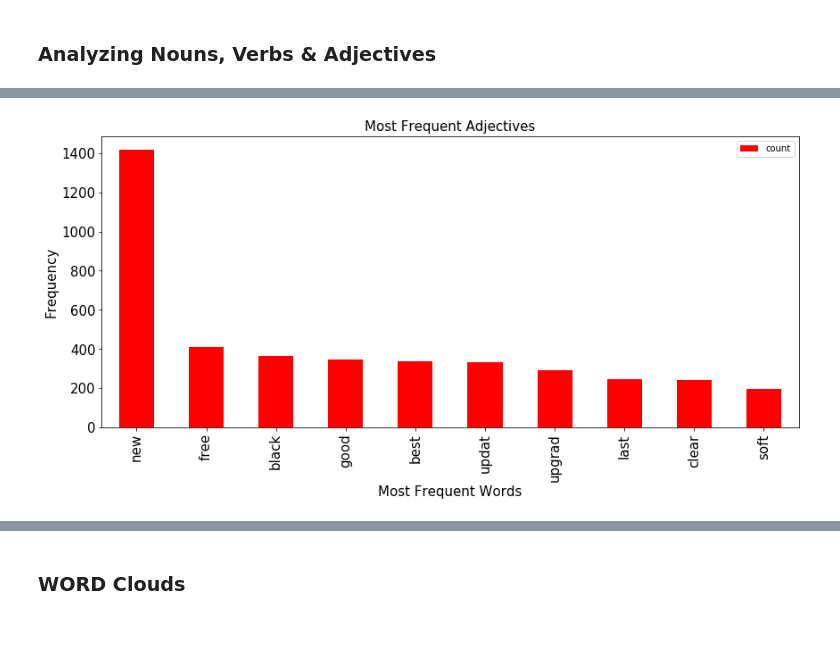
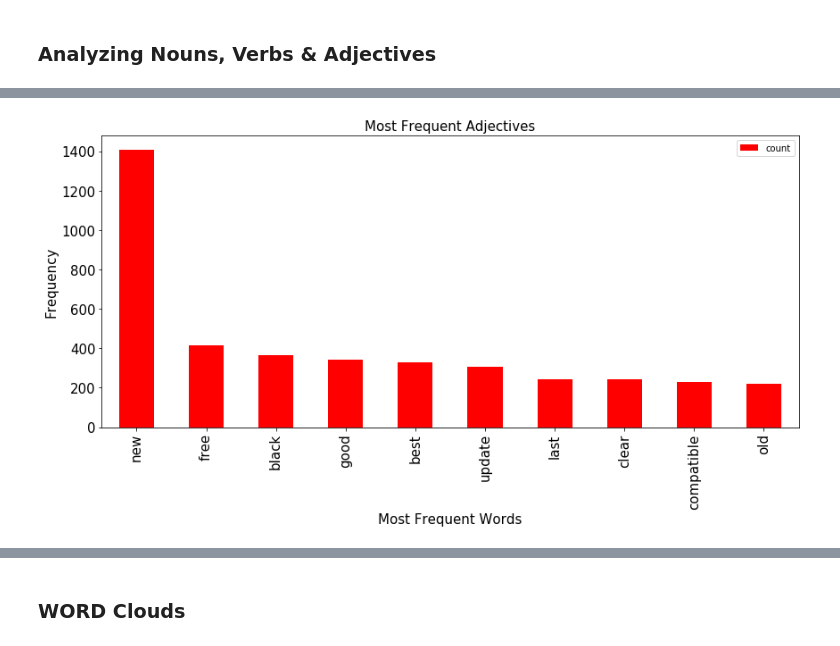
Before and after one commit to PriyabrataThatoi/WebScrapping-and-Sentiment-Analysis, a Jupyter notebook: R & Python Project.ipynb, the cells around one changed output, grey strips where cells are left out. Drawn from its saved outputs; the diff is of its cells as text; code cells hidden in the pictures.

```diff
--- a/R & Python Project.ipynb
+++ b/R & Python Project.ipynb
@@ -191,15 +206,15 @@ ax.set_xlabel('Number of Unique Words', fontsize=18);
 # %%
 # STOP WORD REMOVAL
 stop = stopwords.words('english')
-data2['cleantext'] = data2['cleantext'] .apply(lambda x: " ".join(x for x in x.split() if x not in stop))
+data2['correcttext'] = data2['correcttext'] .apply(lambda x: " ".join(x for x in x.split() if x not in stop))
 
 # STEMMING
-porter = PorterStemmer()
-data2['cleantext'] = data2['cleantext'].apply(lambda x: " ".join([porter.stem(word) for word in x.split()]))
+#porter = PorterStemmer()
+#data2['correcttext'] = data2['correcttext'].apply(lambda x: " ".join([porter.stem(word) for word in x.split()]))
 
 # LEMMATIZE
 lemmatizer = WordNetLemmatizer()
-data2['cleantext'] = data2['cleantext'].apply(lambda x: " ".join([lemmatizer.lemmatize(word) for word in x.split()]))
+data2['correcttext'] = data2['correcttext'].apply(lambda x: " ".join([lemmatizer.lemmatize(word,pos="v") for word in x.split()]))
 
-print(data2['cleantext'].head())
+print(data2['correcttext'].head())
 # %% [output]
@@ -237,6 +252,6 @@ Text(0.5, 1.0, 'Most popular iPhone models')
 # %% [markdown]
 ### Sentiment Analysis using Text Blob
 # %%
-data2['sentiment'] = data2['cleantext'].apply(lambda tweet: TextBlob(tweet).sentiment.polarity)
-data2[['cleantext','sentiment']].head()
+data2['sentiment'] = data2['correcttext'].apply(lambda tweet: TextBlob(tweet).sentiment.polarity)
+data2[['correcttext','sentiment']].head()
 # %% [output]
@@ -308,7 +303,6 @@ texts = data2['cleantext'].tolist()
 # %%
 # Creating tokens
-data2['tokens'] = data2['cleantext'].apply(lambda x : nltk.word_tokenize(x))
-#pos_tag_sents(nltk.word_tokenize( texts , lang = 'eng'))
+data2['tokens'] = data2['correcttext'].apply(lambda x : nltk.word_tokenize(x))
 # %%
 # Creating POS Tags
 data2['pos_tags'] = data2['tokens'].apply(lambda x : nltk.pos_tag(x))
@@ -358,7 +343,7 @@ def tweet_ner(chunker):
     return stringnn, stringjj, stringvb, stringg
 # %%
 i = 0
-for x in data2['cleantext']:
+for x in data2['correcttext']:
     entitycontainer = tweet_ner(x)
     data2.at[i,'NN'] = entitycontainer[0]
     data2.at[i,'JJ'] = entitycontainer[1]
@@ -412,16 +397,16 @@ plt.title('Most Frequent Nouns', fontsize = 15);
 # %%
 vectorizer = CountVectorizer()
 tokens_data_JJ = pd.DataFrame(vectorizer.fit_transform(data2['JJ']).toarray(), columns=vectorizer.get_feature_names())
 b=pd.DataFrame(tokens_data_JJ.sum(axis=0,skipna=True))
 x1 = b.rename(columns={0:'count'}).reset_index().rename(columns={'index':'word'}).sort_values(by='count',ascending=False)
 
-list_iphone = ['http','appl','iphon','pro','iphone11pro','utm','iphone11','ly']
+list_iphone = ['http','appl','iphon','pro','iphone11pro','utm','iphone11','ly','gray']
 x1[~x1['word'].isin(list_iphone)].head(10).plot(y='count',x='word',kind='bar',color='red',figsize=(14,6),fontsize = 15)
 plt.xlabel('Most Frequent Words',fontsize = 15);
 plt.ylabel('Frequency',fontsize = 15);
 plt.title('Most Frequent Adjectives', fontsize = 15);
 # %% [output]
-[figure, old version]
+[figure, new version]
 # %%
 vectorizer = CountVectorizer()
 tokens_data_VB = pd.DataFrame(vectorizer.fit_transform(data2['VB']).toarray(), columns=vectorizer.get_feature_names())
```
Also changed, not shown: parts of 30 cells of this notebook.
